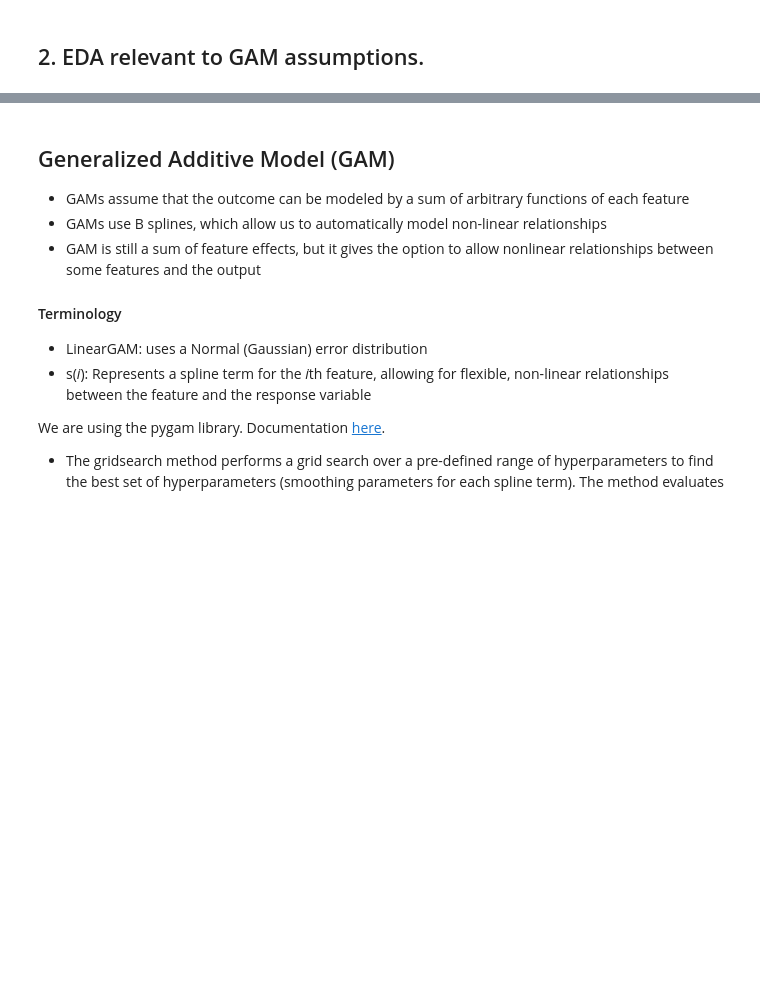
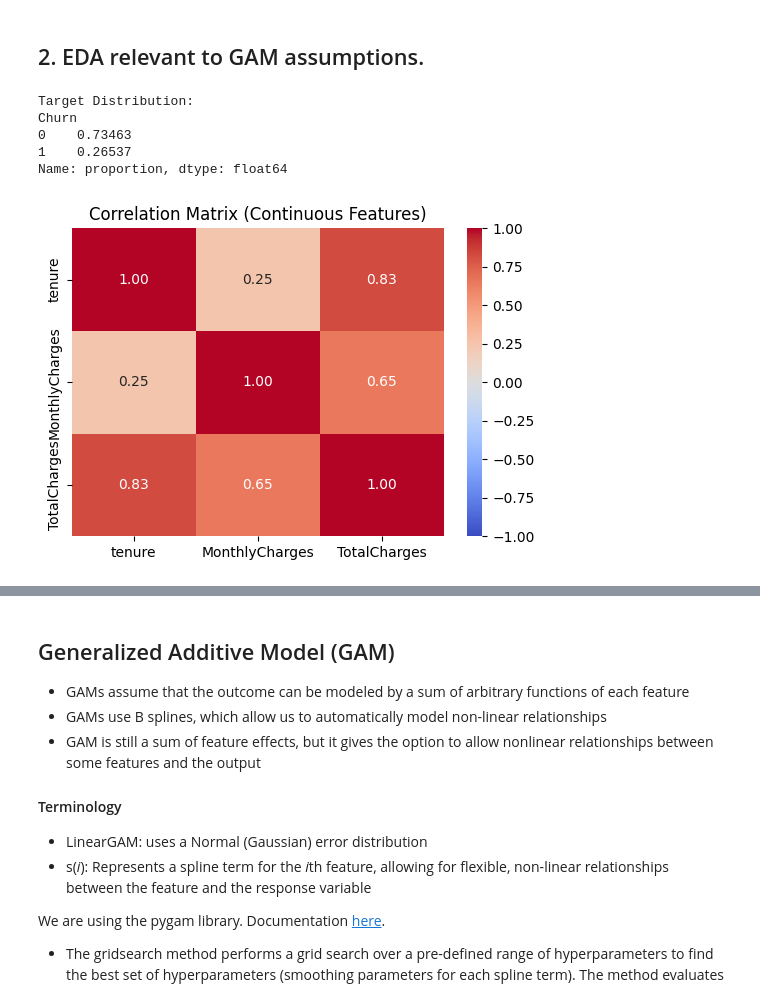
Before and after one commit to tonantzin-real/AIPI590_w2_assumption_junction, a Jupyter notebook: tonantzin_teamname_gam.ipynb, the cells around one changed output, grey strips where cells are left out. Saved outputs shown, nothing was run; the diff lists cells and outputs as text; code cells hidden in the pictures; blank space fills up the shorter version.

```diff
--- a/tonantzin_teamname_gam.ipynb
+++ b/tonantzin_teamname_gam.ipynb
@@ -151,0 +136,19 @@ X_test_scaled = scaler.transform(X_test)
+# %%
+# 1. Class Distribution
+print("Target Distribution:")
+print(df['Churn'].value_counts(normalize=True))
+# %% [output]
+Target Distribution:
+Churn
+0    0.73463
+1    0.26537
+Name: proportion, dtype: float64
+# %%
+# 2. Multicollinearity: Correlation Matrix for Continuous Features
+continuous_feats = ['tenure', 'MonthlyCharges', 'TotalCharges']
+plt.figure(figsize=(6, 4))
+sns.heatmap(df[continuous_feats].corr(), annot=True, cmap='coolwarm', fmt=".2f", vmin=-1, vmax=1)
+plt.title("Correlation Matrix (Continuous Features)")
+plt.show()
+# %% [output]
+[figure, added]
```
Also changed, not shown: parts of 2 cells of this notebook.
